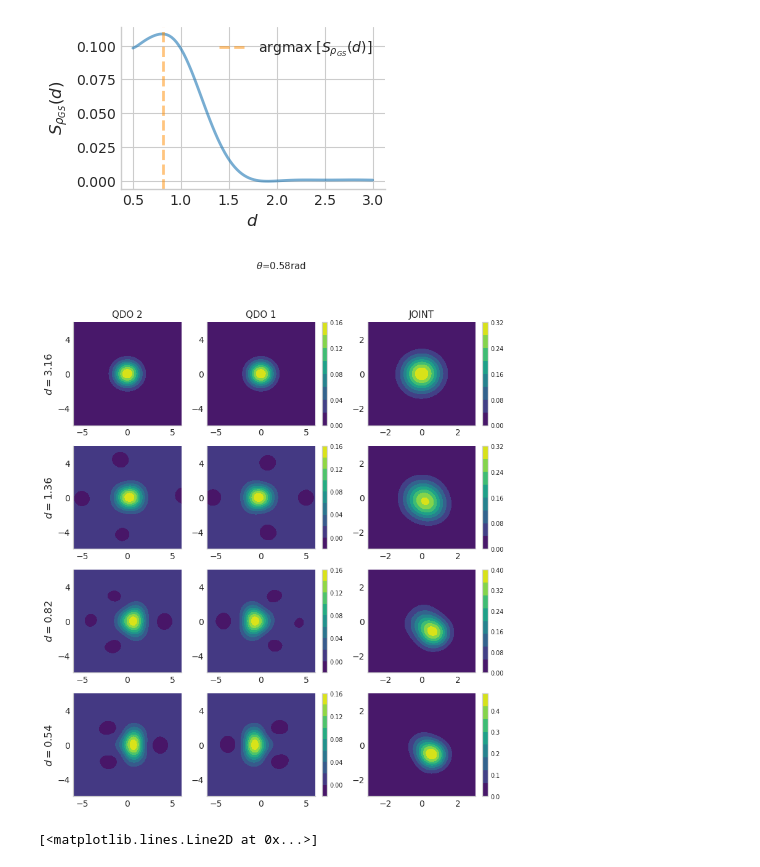
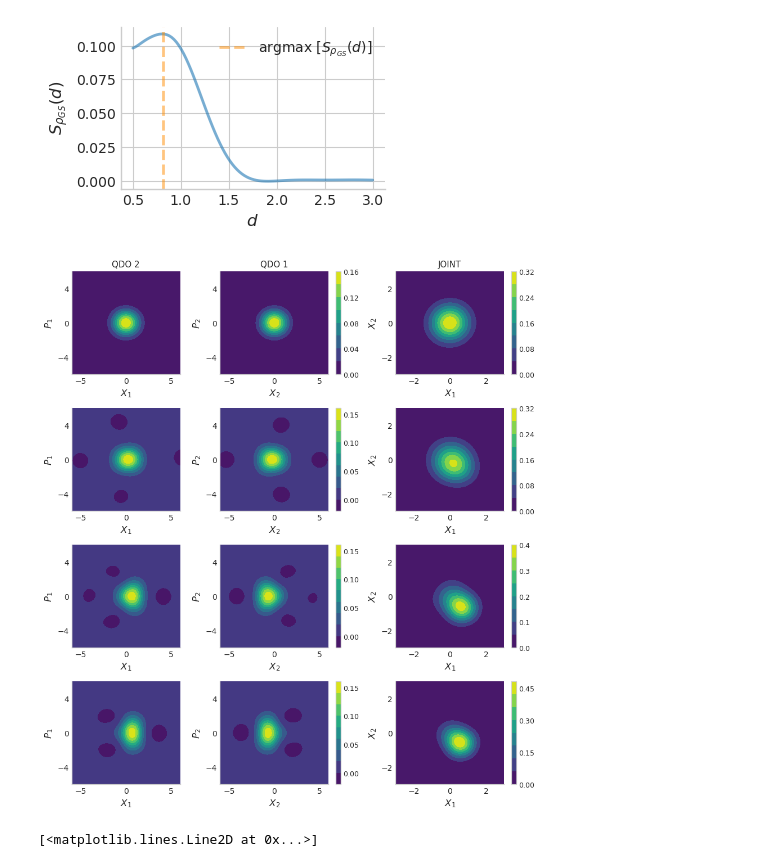
Before and after one commit to MatthieuSarkis/Long-range-intermolecular-interactions-on-a-continuous-variable-quantum-computer, a Jupyter notebook: plot_alternate.ipynb, the cells around one changed output. Drawn from its saved outputs; the diff is of its cells as text; code cells hidden in the pictures.

Commit message:
updated plots

```diff
--- a/plot_alternate.ipynb
+++ b/plot_alternate.ipynb
@@ -265,13 +265,13 @@ def plot_wigner(
     heatmap2_0 = axes[0, 1].contourf(X, P, w_qdo1_0, cmap = cmappa)
     axes[0, 1].set_title("QDO 1")
     cbar = plt.colorbar(heatmap2_0, ax=axes[0,1])
-    cbar.ax.tick_params(labelsize=7)
-    cbar.locator = plt.MaxNLocator(5)
+    cbar.ax.tick_params(labelsize=9)
+    cbar.locator = plt.MaxNLocator(4)
     cbar.update_ticks()
     heatmap3_0 = axes[0, 2].contourf(X1, X2, joint_density0, cmap = cmappa)
     cbar = plt.colorbar(heatmap3_0, ax=axes[0,2])
-    cbar.ax.tick_params(labelsize=7)
-    cbar.locator = plt.MaxNLocator(5)
+    cbar.ax.tick_params(labelsize=9)
+    cbar.locator = plt.MaxNLocator(4)
     cbar.update_ticks()
     axes[0, 2].set_title("JOINT")
     axes[0, 0].set_ylabel(r"$d = 3.16$")
@@ -282,13 +282,13 @@ def plot_wigner(
     # cbar.ax.tick_params(labelsize=7)
     heatmap2_1 = axes[1, 1].contourf(X, P, w_qdo1_1, cmap = cmappa)
     cbar = plt.colorbar(heatmap2_1, ax=axes[1,1])
-    cbar.ax.tick_params(labelsize=7)
-    cbar.locator = plt.MaxNLocator(5)
+    cbar.ax.tick_params(labelsize=9)
+    cbar.locator = plt.MaxNLocator(4)
     cbar.update_ticks()
     heatmap3_1 = axes[1, 2].contourf(X1, X2, joint_density1, cmap = cmappa)
     cbar = plt.colorbar(heatmap3_1, ax=axes[1,2])
-    cbar.ax.tick_params(labelsize=7)
-    cbar.locator = plt.MaxNLocator(5)
+    cbar.ax.tick_params(labelsize=9)
+    cbar.locator = plt.MaxNLocator(4)
     cbar.update_ticks()
     axes[1, 0].set_ylabel(r"$d = 1.36$")
 
@@ -297,13 +297,13 @@ def plot_wigner(
     # cbar.ax.tick_params(labelsize=7)
     heatmap2_2 = axes[2, 1].contourf(X, P, w_qdo1_2, cmap = cmappa)
     cbar = plt.colorbar(heatmap2_2, ax=axes[2,1])
-    cbar.ax.tick_params(labelsize=7)
-    cbar.locator = plt.MaxNLocator(5)
+    cbar.ax.tick_params(labelsize=9)
+    cbar.locator = plt.MaxNLocator(4)
     cbar.update_ticks()
     heatmap3_2 = axes[2, 2].contourf(X1, X2, joint_density2, cmap = cmappa)
     cbar = plt.colorbar(heatmap3_2, ax=axes[2,2])
-    cbar.ax.tick_params(labelsize=7)
-    cbar.locator = plt.MaxNLocator(5)
+    cbar.ax.tick_params(labelsize=9)
+    cbar.locator = plt.MaxNLocator(4)
     cbar.update_ticks()
     axes[2, 0].set_ylabel(r"$d = 0.82$")
 
@@ -313,42 +313,49 @@ def plot_wigner(
     # cbar.ax.tick_params(labelsize=7)
     heatmap2_3 = axes[3, 1].contourf(X, P, w_qdo1_3, cmap = cmappa)
     cbar = plt.colorbar(heatmap2_3, ax=axes[3,1])
-    cbar.ax.tick_params(labelsize=7)
-    cbar.locator = plt.MaxNLocator(5)
+    cbar.ax.tick_params(labelsize=9)
+    cbar.locator = plt.MaxNLocator(4)
     cbar.update_ticks()
     heatmap3_3 = axes[3, 2].contourf(X1, X2, joint_density3, cmap = cmappa)
 
     cbar = plt.colorbar(heatmap3_3, ax=axes[3,2])
-    cbar.ax.tick_params(labelsize=7)
-    cbar.locator = plt.MaxNLocator(5)
+    cbar.ax.tick_params(labelsize=9)
+    cbar.locator = plt.MaxNLocator(4)
     cbar.update_ticks()
     axes[3, 0].set_ylabel(r"$d = 0.54$")
     for i in range(0,4):
         axes[i, 2].set_xlim(-3,3)
         axes[i, 2].set_ylim(-3,3)
         axes[i,0].yaxis.set_major_locator(plt.MaxNLocator(3))
         axes[i,1].yaxis.set_major_locator(plt.MaxNLocator(3))
         axes[i,2].yaxis.set_major_locator(plt.MaxNLocator(3))
+        axes[i,0].set_xlabel(r'$X_1$')
+        axes[i,0].set_ylabel(r'$P_1$')
+        axes[i,1].set_xlabel(r'$X_2$')
+        axes[i,1].set_ylabel(r'$P_2$')
+        axes[i,2].set_xlabel(r'$X_1$')
+        axes[i,2].set_ylabel(r'$X_2$')
 
+    fig.tight_layout(pad=1.0)
     #fig.subplots_adjust(right=0.8)
     #cbar_ax = fig.add_axes([0.83, 0.15, 0.02, 0.7])
 
 
     # fig.text(0.5, 0.04, 'Position quadrature', ha='center', fontdict={'fontsize':20})
     # fig.text(0.04, 0.5, 'Momentum quadrature', va='center', rotation='vertical')
 
-    plt.suptitle(r"$\theta$=0.58rad")
+    #plt.suptitle(r"$\theta$=0.58rad")
     plt.savefig('./plottini/wigners.pdf', dpi=300, transparent=False, bbox_inches='tight')
 
 
 plot_wigner(
     fig_dir=None,
     quadrature_grid=quadrature_grid,
     states=states,
     cutoff_dim=args['cutoff_dim']
 )
 # %% [output]
-[figure, old version]
+[figure, new version]
 # %%
 import matplotlib.pyplot as plt
 import numpy as np
```
Also changed, not shown: parts of 1 cell of this notebook, 2 other files.
